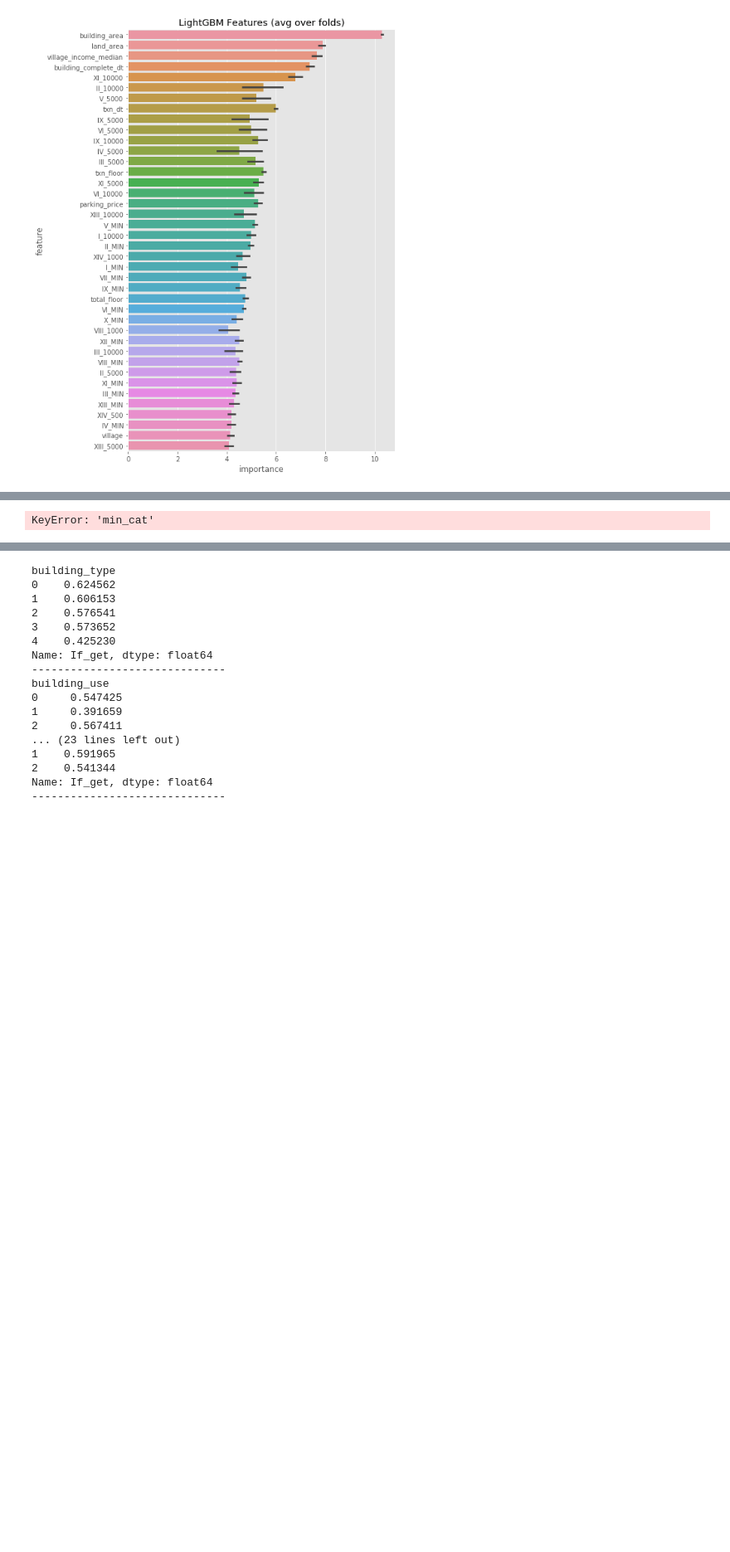
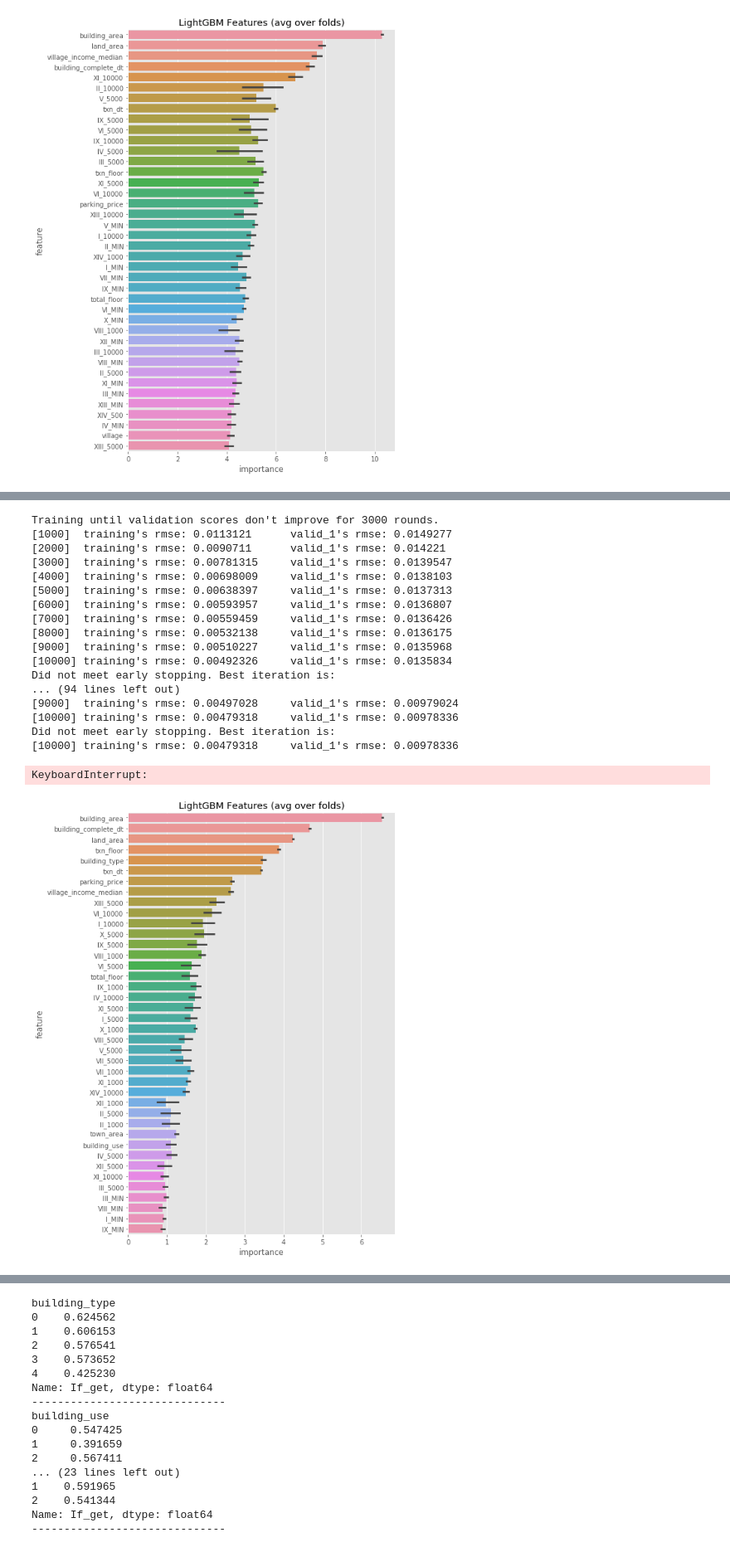
Before and after one commit to phacus/T-Brain_competition_predict_house_price, a Jupyter notebook: Multiple_model_test.ipynb, the cells around one changed output, grey strips where cells are left out. Shown at 83% size. Drawn from its saved outputs; the diff is of its cells as text; code cells hidden in the pictures; blank space fills up the shorter version.

Commit message:
no improvement

```diff
--- a/Multiple_model_test.ipynb
+++ b/Multiple_model_test.ipynb
@@ -500,4 +509,56 @@ Final_data['min_cat'] = le.fit_transform(Final_data['min_cat'])
-# %%
-Final_data['min_cat'].value_counts()
-# %% [output]
-KeyError: 'min_cat'
+# %%
+begin = time.time()
+avg_hit_rate = 0
+prediction_df = pd.DataFrame()
+hit_score_list = []
+train_num_list = []
+city_df_list   = []
+oof_list       = []
+features = [i for i in train.columns if i not in ['building_id', 'total_price','total_price_log','city']]
+for city in train['city'].unique():
+    temp_train = train[train['city'] == city]
+    temp_test  = test[test['city'] == city]
+    temp_train.drop(['city'], axis =1, inplace =True)
+    temp_test.drop(['city'], axis =1, inplace =True)
+    preds, hit_score, oof = lgb_model(5, temp_train, temp_test, features= features,if_one_hot=False)
+    temp = pd.DataFrame({'building_id' : temp_test['building_id'], 'total_price' : preds})
+    prediction_df = pd.concat([prediction_df, temp], axis=0)
+
+    print('City : {}'.format(city))
+    print('Train_num: {}'.format(len(temp_train)))
+    print('Test_num: {}'.format(len(temp_test)))
+    print('-'*1000)
+    hit_score_list.append(hit_score)
+    train_num_list.append(len(temp_train))
+    city_df_list.append(city)
+    oof_list.append(oof)
+    avg_hit_rate += hit_score / 60000 * len(temp_train)
+
+Result_df = pd.DataFrame({'City' : city_df_list,
+                        'Train_num' : train_num_list,
+                        'Hit_score' : hit_score_list})
+
+print('Avg hit_score : {}'.format(avg_hit_rate))
+print('總共花：{} 分'.format((time.time() - begin) / 60))
+print('現在時間 ： {}'.format(datetime.datetime.today().strftime('%m-%d-%H-%M')))
+Submission(prediction_df['building_id'], np.expm1(prediction_df['total_price']))
+# %% [output]
+Training until validation scores don't improve for 3000 rounds.
+[1000]  training's rmse: 0.0113121      valid_1's rmse: 0.0149277
+[2000]  training's rmse: 0.0090711      valid_1's rmse: 0.014221
+[3000]  training's rmse: 0.00781315     valid_1's rmse: 0.0139547
+[4000]  training's rmse: 0.00698009     valid_1's rmse: 0.0138103
+[5000]  training's rmse: 0.00638397     valid_1's rmse: 0.0137313
+[6000]  training's rmse: 0.00593957     valid_1's rmse: 0.0136807
+[7000]  training's rmse: 0.00559459     valid_1's rmse: 0.0136426
+[8000]  training's rmse: 0.00532138     valid_1's rmse: 0.0136175
+[9000]  training's rmse: 0.00510227     valid_1's rmse: 0.0135968
+[10000] training's rmse: 0.00492326     valid_1's rmse: 0.0135834
+Did not meet early stopping. Best iteration is:
+... (94 lines left out)
+[9000]  training's rmse: 0.00497028     valid_1's rmse: 0.00979024
+[10000] training's rmse: 0.00479318     valid_1's rmse: 0.00978336
+Did not meet early stopping. Best iteration is:
+[10000] training's rmse: 0.00479318     valid_1's rmse: 0.00978336
+KeyboardInterrupt:
+[figure, added]
```
Also changed, not shown: parts of 12 cells of this notebook, 1 other file.
